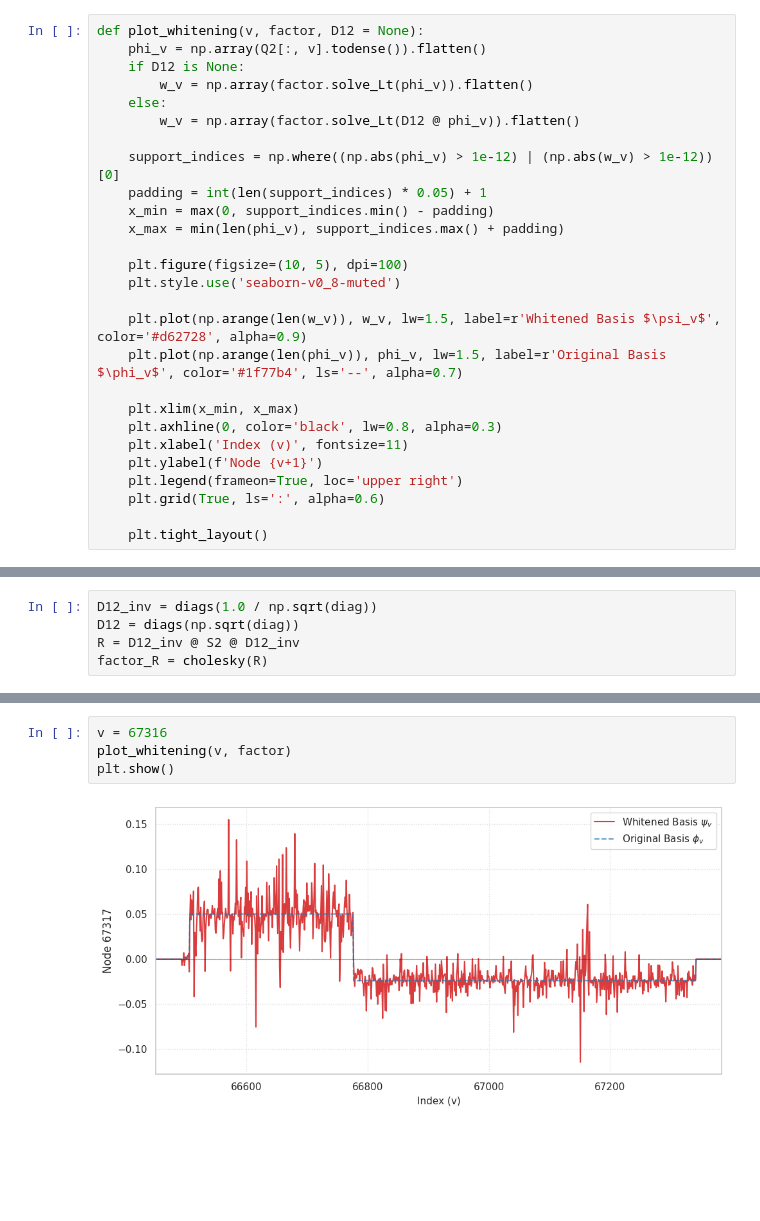
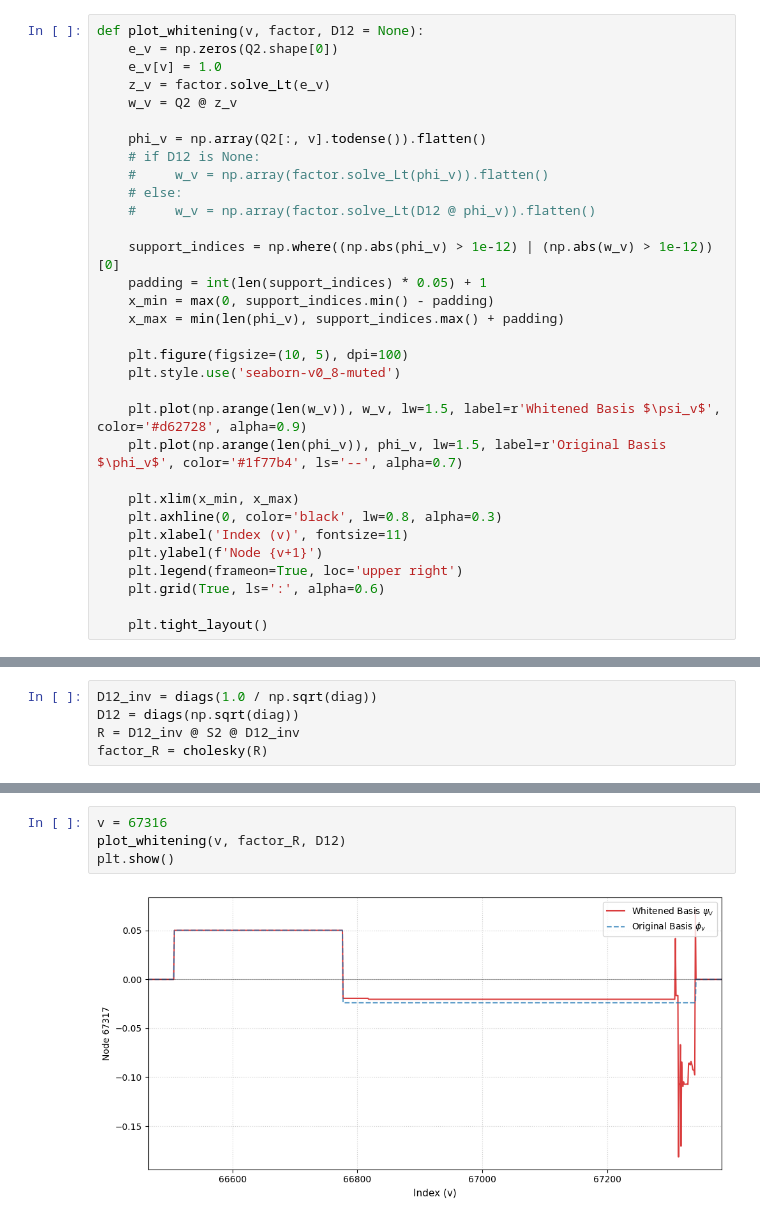
Before and after one commit to spsvihla/pcms, a Jupyter notebook: notebooks/sparsification_example.ipynb, the cells around one changed output, grey strips where cells are left out. Saved outputs shown, nothing was run; the diff lists cells and outputs as text; blank space fills up the shorter version.

Commit message:
Fix: wrong transform for visualizing whitening basis

```diff
--- a/notebooks/sparsification_example.ipynb
+++ b/notebooks/sparsification_example.ipynb
@@ -616,11 +616,16 @@ plt.show()
 ### Cholesky Factorization and Whitening
 # %%
 def plot_whitening(v, factor, D12 = None):
+    e_v = np.zeros(Q2.shape[0])
+    e_v[v] = 1.0
+    z_v = factor.solve_Lt(e_v)
+    w_v = Q2 @ z_v
+
     phi_v = np.array(Q2[:, v].todense()).flatten()
-    if D12 is None:
-        w_v = np.array(factor.solve_Lt(phi_v)).flatten()
-    else:
-        w_v = np.array(factor.solve_Lt(D12 @ phi_v)).flatten()
+    # if D12 is None:
+    #     w_v = np.array(factor.solve_Lt(phi_v)).flatten()
+    # else:
+    #     w_v = np.array(factor.solve_Lt(D12 @ phi_v)).flatten()
 
     support_indices = np.where((np.abs(phi_v) > 1e-12) | (np.abs(w_v) > 1e-12))[0]
     padding = int(len(support_indices) * 0.05) + 1
@@ -685,9 +696,9 @@ factor_R = cholesky(R)
 # %%
 v = 67316
-plot_whitening(v, factor)
+plot_whitening(v, factor_R, D12)
 plt.show()
 # %% [output]
-[figure, old version]
+[figure, new version]
 # %%
 v = 27997
 plot_whitening(v, factor_R, D12)
```
Also changed, not shown: parts of 8 cells of this notebook.
